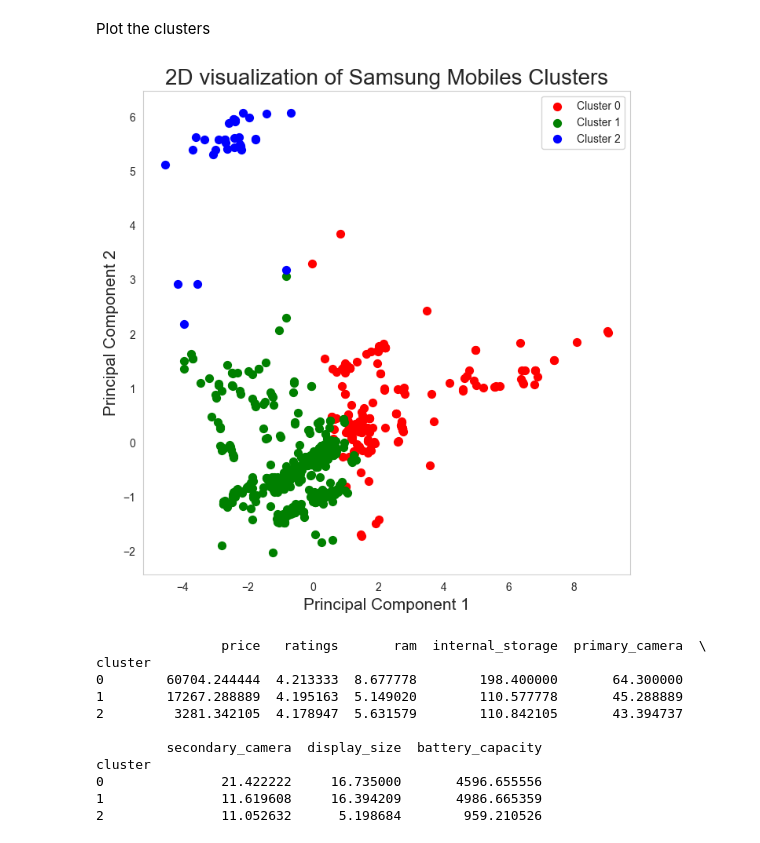
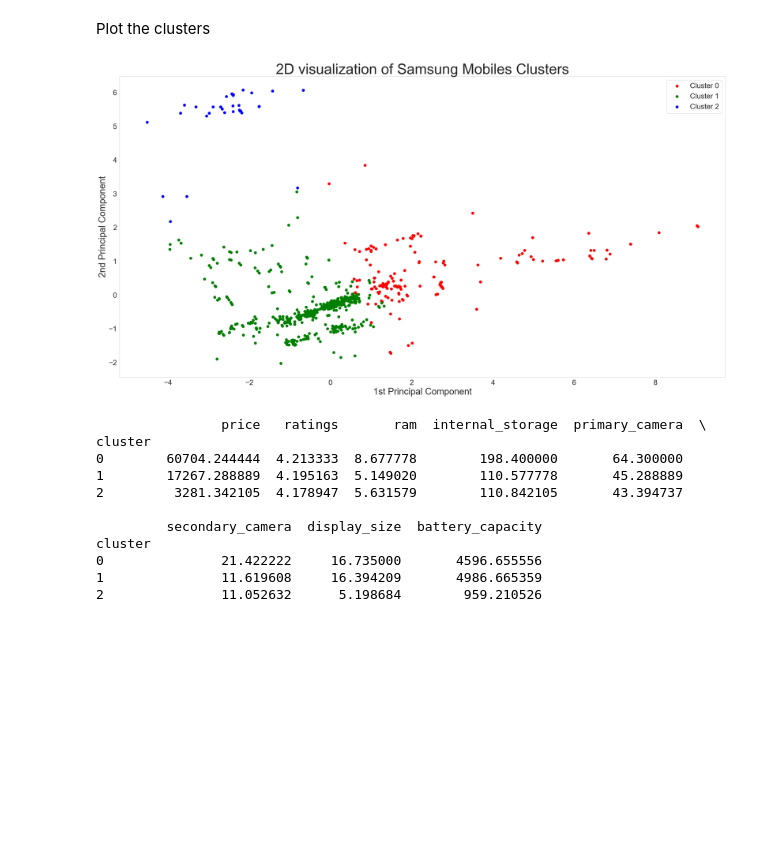
Before and after one commit to JanKosgei/Smartphone-Recommender-System, a Jupyter notebook: Recommender.ipynb, the cells around one changed output. Drawn from its saved outputs; the diff is of its cells as text; code cells hidden in the pictures; blank space fills up the shorter version.

```diff
--- a/Recommender.ipynb
+++ b/Recommender.ipynb
@@ -336,21 +336,24 @@ final_df = pd.concat([principal_df, combined_data[['cluster']]], axis=1)
 # %% [markdown]
 Plot the clusters
 # %%
-fig = plt.figure(figsize=(8,8))
+fig = plt.figure(figsize=(30,15))
+plt.rcParams['font.size'] = 20
+
+
 ax = fig.add_subplot(1,1,1)
-ax.set_xlabel('Principal Component 1', fontsize=15)
-ax.set_ylabel('Principal Component 2', fontsize=15)
-ax.set_title('2D visualization of Samsung Mobiles Clusters', fontsize=20)
+ax.set_xlabel('1st Principal Component').set_fontsize(25)
+ax.set_ylabel('2nd Principal Component').set_fontsize(25)
+ax.set_title('2D visualization of Samsung Mobiles Clusters').set_fontsize(40)
 
 colors = ['r', 'g', 'b']
 for cluster in range(3):
     indicesToKeep = final_df['cluster'] == cluster
     ax.scatter(final_df.loc[indicesToKeep, 'principal component 1'], final_df.loc[indicesToKeep, 'principal component 2'], c=colors[cluster], s=50)
 
 ax.legend(['Cluster 0', 'Cluster 1', 'Cluster 2'])
 ax.grid()
 # %% [output]
-[figure, old version]
+[figure, new version]
 # %%
 cluster_characteristics = combined_data.groupby('cluster')[features].mean()
 print(cluster_characteristics)
```
Also changed, not shown: parts of 3 cells of this notebook.
